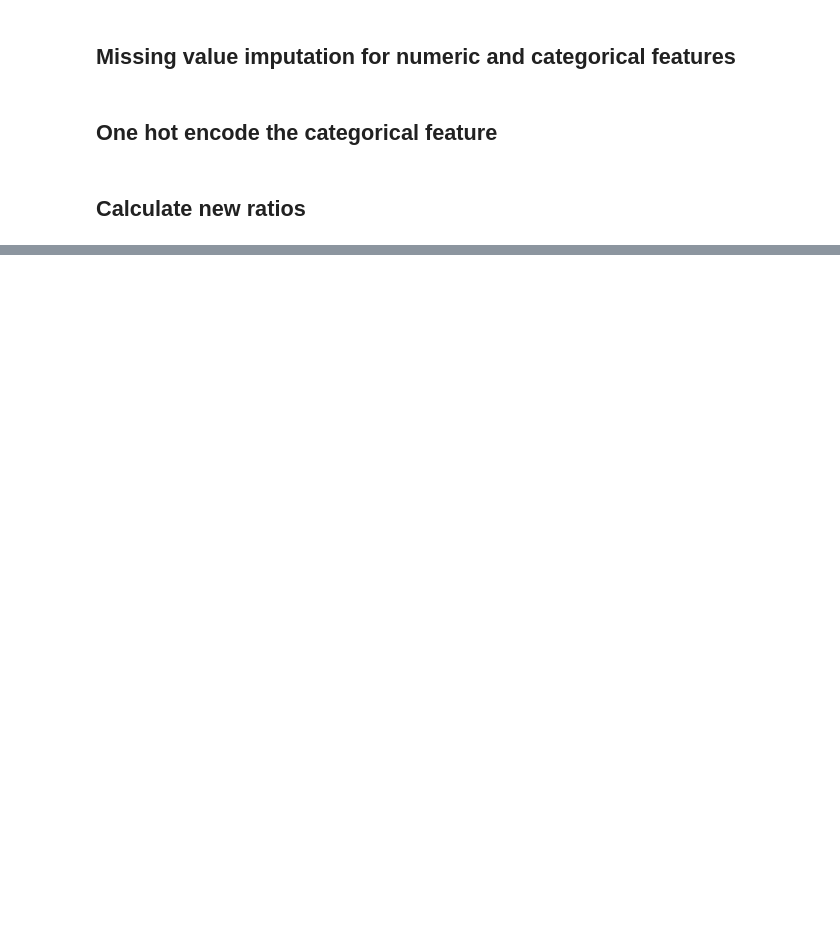
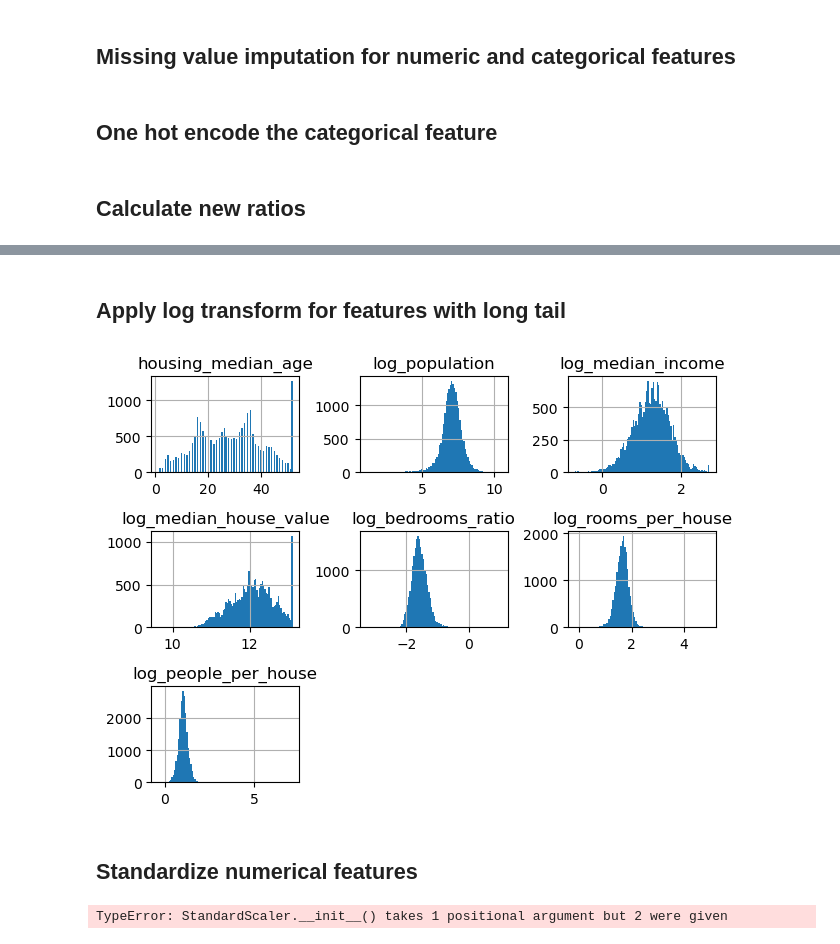
Before and after one commit to kvshashank/Codes, a Jupyter notebook: ML_projects/geron_chap1_exercise.ipynb, the cells around one changed output, grey strips where cells are left out. Drawn from its saved outputs; the diff is of its cells as text; code cells hidden in the pictures; blank space fills up the shorter version.

```diff
--- a/ML_projects/geron_chap1_exercise.ipynb
+++ b/ML_projects/geron_chap1_exercise.ipynb
@@ -77,0 +91,37 @@ onehot_encoded_df = pd.DataFrame(onehot_encoded, index=housing_cat.index, column
+# %%
+cluster_similarity_column_names = []
+for i in range(1, 11):
+    column_name = "cluster_" + str(i) + "_similarity"
+    cluster_similarity_column_names.append(column_name)
+cluster_similarities.columns = cluster_similarity_column_names
+# %% [markdown]
+## Apply log transform for features with long tail
+# %%
+## Drop unwanted columns first
+housing_num_sub = housing_num.drop(labels=["longitude", "latitude", "total_rooms", "total_bedrooms", "households"], axis=1)
+long_tail_columns = housing_num_sub.columns.tolist()
+long_tail_columns.remove("housing_median_age")
+
+long_tail_column_names = []
+for i in long_tail_columns:
+    long_tail_column_names.append("log_" + i)
+
+housing_num_sub_log = housing_num_sub[long_tail_columns].apply(np.log)
+housing_num_sub_log.columns = long_tail_column_names
+
+housing_num = pd.concat([housing_num_sub["housing_median_age"], housing_num_sub_log], axis=1)
+housing_num.hist(bins=100)
+plt.tight_layout()
+plt.show()
+# %% [output]
+[figure, added]
+# %% [markdown]
+## Standardize numerical features
+# %%
+from sklearn.preprocessing import StandardScaler
+
+scaler = StandardScaler()
+housing_num_std = scalerhousing_num
+print(housing_num_std)
+# %% [output]
+TypeError: StandardScaler.__init__() takes 1 positional argument but 2 were given
```
Also changed, not shown: parts of 6 cells of this notebook.
